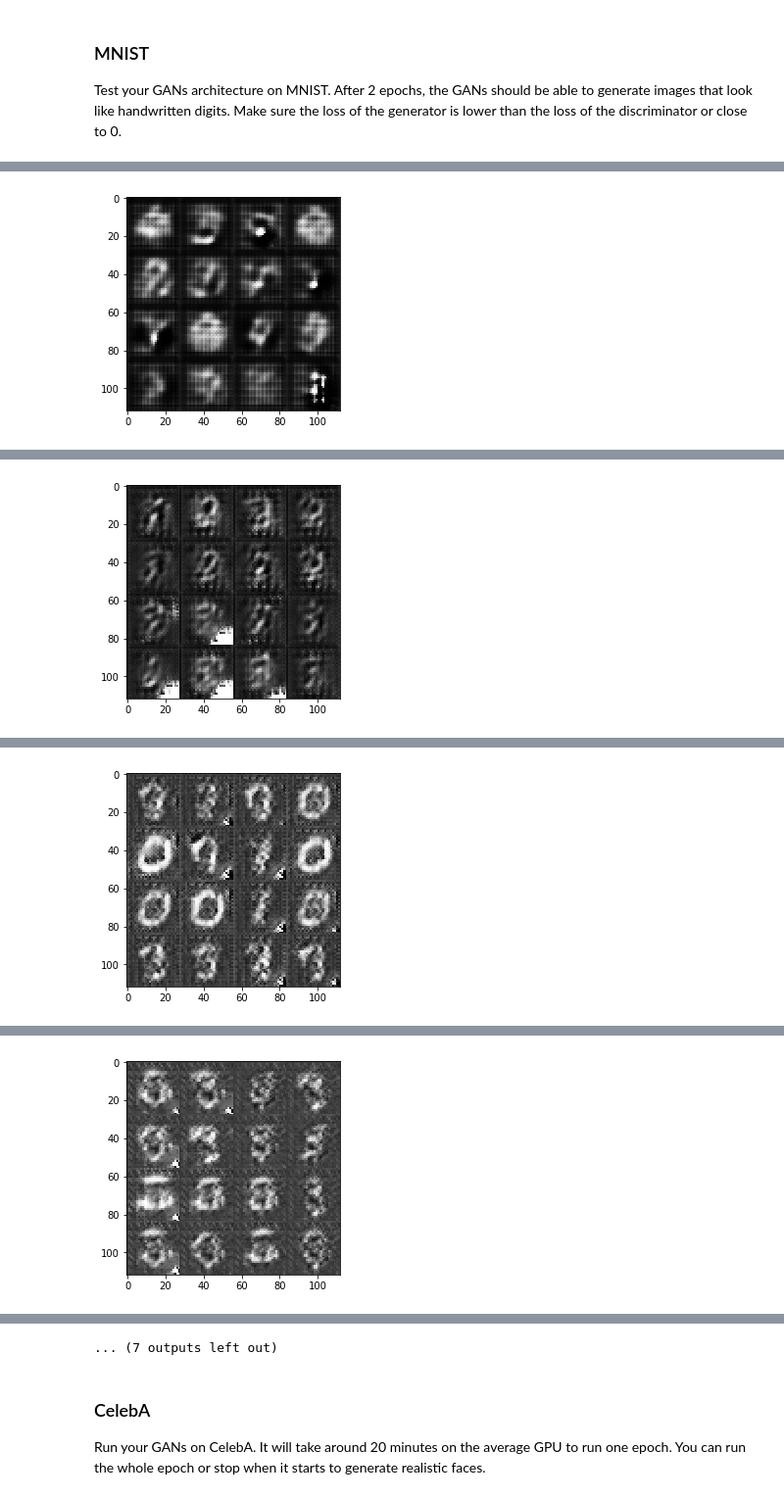
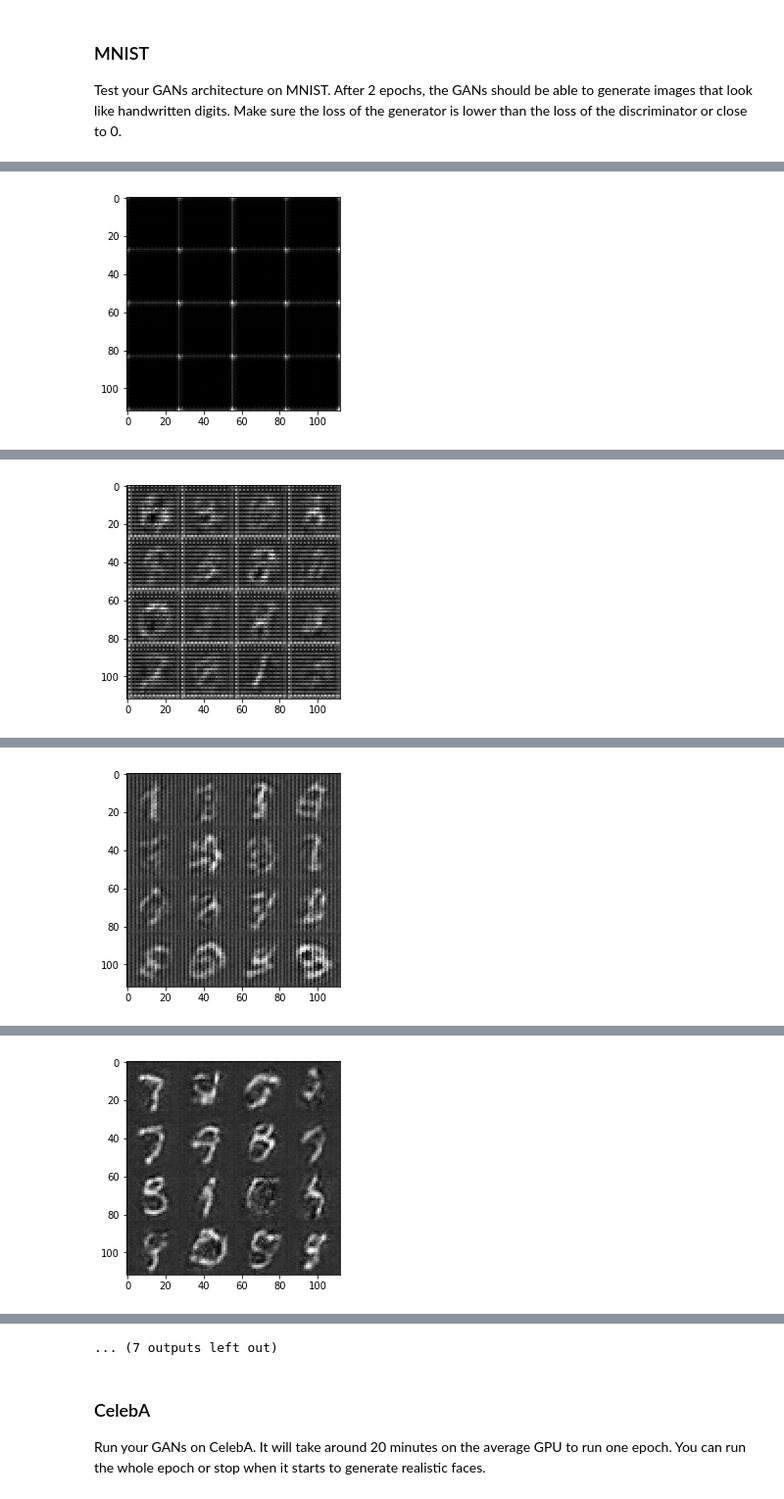
Before and after one commit to Scrier/udacity, a Jupyter notebook: Deep.Learning/5.Generative-Adversial-Networks/3.Project-Generate-Faces/dlnd_face_generation.ipynb, the cells around one changed output, grey strips where cells are left out. Shown at 98% size. Saved outputs shown, nothing was run; the diff lists cells and outputs as text; code cells hidden in the pictures.

```diff
--- a/Deep.Learning/5.Generative-Adversial-Networks/3.Project-Generate-Faces/dlnd_face_generation.ipynb
+++ b/Deep.Learning/5.Generative-Adversial-Networks/3.Project-Generate-Faces/dlnd_face_generation.ipynb
@@ -135,7 +135,7 @@ Tests Passed
 ### Discriminator
 Implement `discriminator` to create a discriminator neural network that discriminates on `images`.  This function should be able to reuse the variables in the neural network.  Use [`tf.variable_scope`](https://www.tensorflow.org/api_docs/python/tf/variable_scope) with a scope name of "discriminator" to allow the variables to be reused.  The function should return a tuple of (tensor output of the discriminator, tensor logits of the discriminator).
 # %%
-def leaky_relu(data, alpha=0.2):
+def leaky_relu(data, alpha=0.1):
      return tf.maximum(alpha*data, data)
 # %%
 def disc_conv32(inputs, filters, kernel_size=5, strides=2, padding='same', is_training=True):
@@ -399,7 +399,7 @@ Test your GANs architecture on MNIST.  After 2 epochs, the GANs should be able t
 # %%
 batch_size = 128
 z_dim = 100
-learning_rate = 0.0005
+learning_rate = 0.0001
 beta1 = 0.5
 
 
@@ -421 +421 @@ Epoch 1/2... Discriminator Loss: 0.3631... Generator Loss: 2.6382
-[figure, old version]
+[figure, new version]
@@ -427 +427 @@ Epoch 1/2... Discriminator Loss: 0.2133... Generator Loss: 7.4957
-[figure, old version]
+[figure, new version]
@@ -433 +433 @@ Epoch 1/2... Discriminator Loss: 0.0377... Generator Loss: 4.0320
-[figure, old version]
+[figure, new version]
@@ -439 +439 @@ Epoch 1/2... Discriminator Loss: 0.0170... Generator Loss: 4.9044
-[figure, old version]
+[figure, new version]
```
Also changed, not shown: parts of 2 cells of this notebook.
